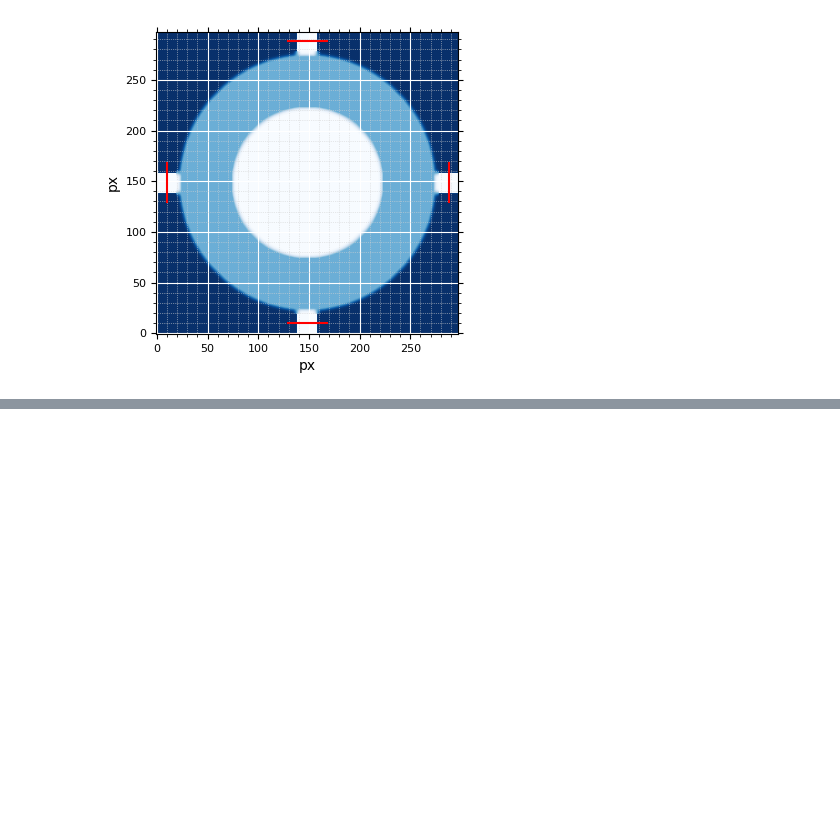
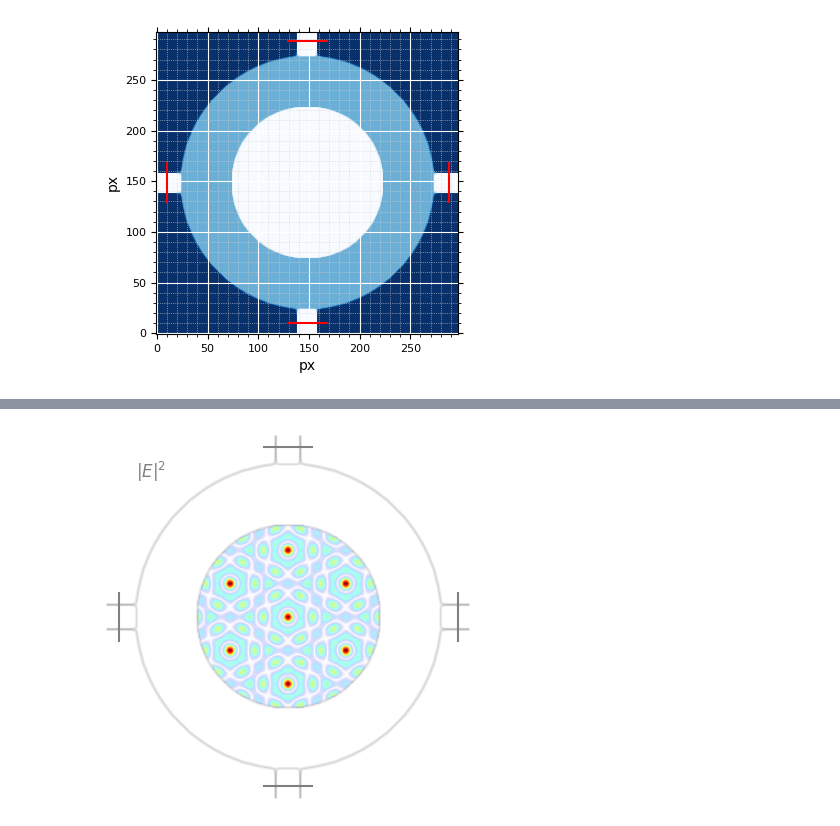
Before and after one commit to dmitrykouznetsov/InvDes-Optical-Lattice, a Jupyter notebook: Demo Triangular Lattice.ipynb, the cells around one changed output, grey strips where cells are left out. Saved outputs shown, nothing was run; the diff lists cells and outputs as text; code cells hidden in the pictures; blank space fills up the shorter version.

```diff
--- a/Demo Triangular Lattice.ipynb
+++ b/Demo Triangular Lattice.ipynb
@@ -241,0 +218,32 @@ Epoch: 557/600 | Duration: 17.48 secs | Value: 6.352681e+06
+# %%
+def pattern(x, y, angles, omega):
+    c = 3e8
+
+    n = len(angles)
+
+    hs = np.zeros(x.shape)
+    hc = np.zeros(y.shape)
+
+    for angle in angles:
+        r = np.sin(angle) * x + np.cos(angle) * y
+        hs += np.sin(omega*r/c) / n
+        hc += np.cos(omega*r/c) / n
+
+    return hc + hs * 1j
+
+# The angles denote the wavevector directions (in this case determined from P(n=7))
+angles = np.angle([ 2.5-0.8660254j , -2.5-0.8660254j , -2. -1.73205081j,
+                    2.5+0.8660254j , -2.5+0.8660254j ,  0.5-2.59807621j,
+                   -0.5-2.59807621j,  2. -1.73205081j,  0.5+2.59807621j,
+                    2. +1.73205081j, -2. +1.73205081j, -0.5+2.59807621j])
+
+# Scale pattern according to effective wavelength
+r = size[0] * dl * 1.67
+X, Y = np.meshgrid(np.linspace(-r, r, size[0]),
+                   np.linspace(-r, r, size[1]))
+
+optical_lattice = pattern(X, Y, angles, omega) * probe_mask
+
+show(np.abs(optical_lattice), epsr_init, sources=source_positions, intensity=True, label='$|E|^2$', theme='light')
+# %% [output]
+[figure]
```
Also changed, not shown: parts of 9 cells of this notebook.
